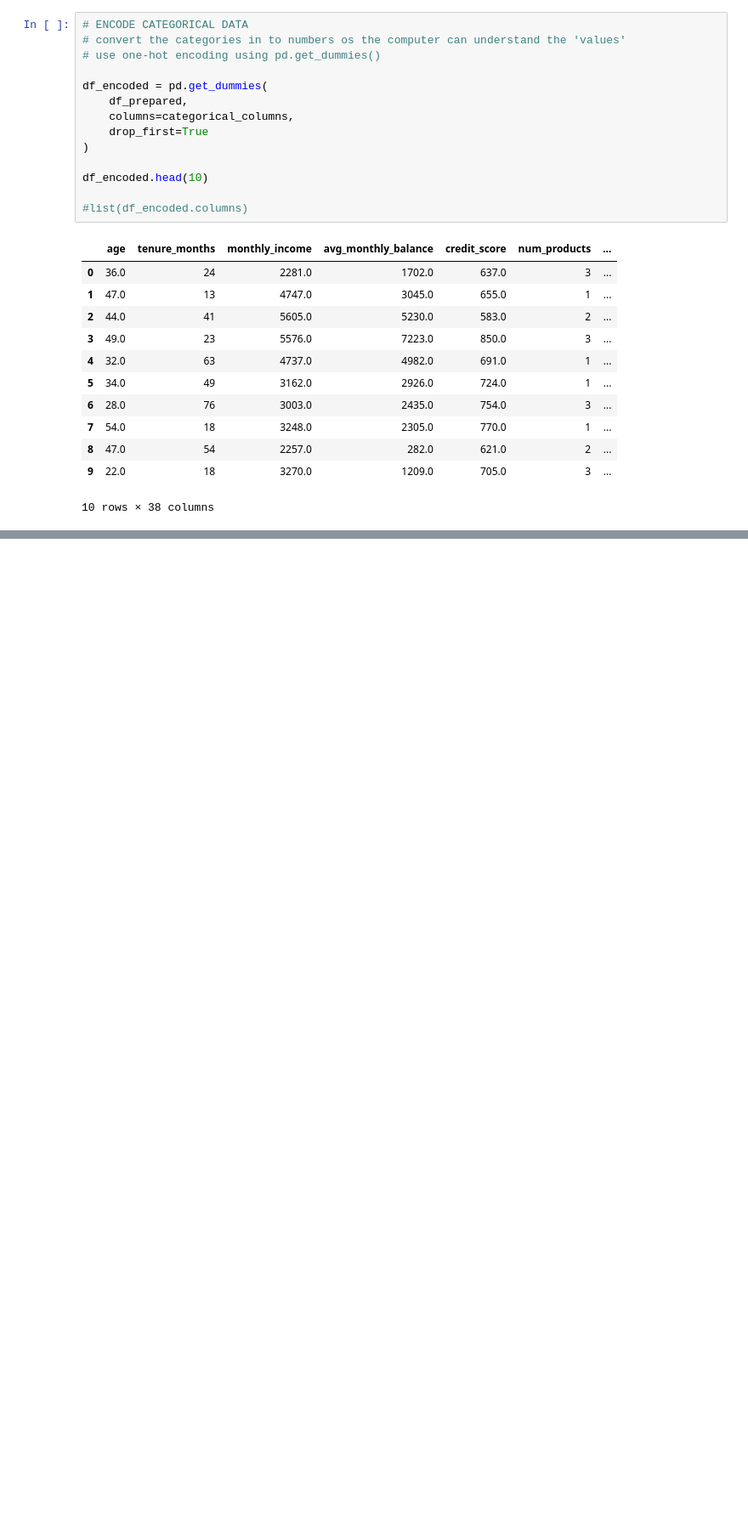
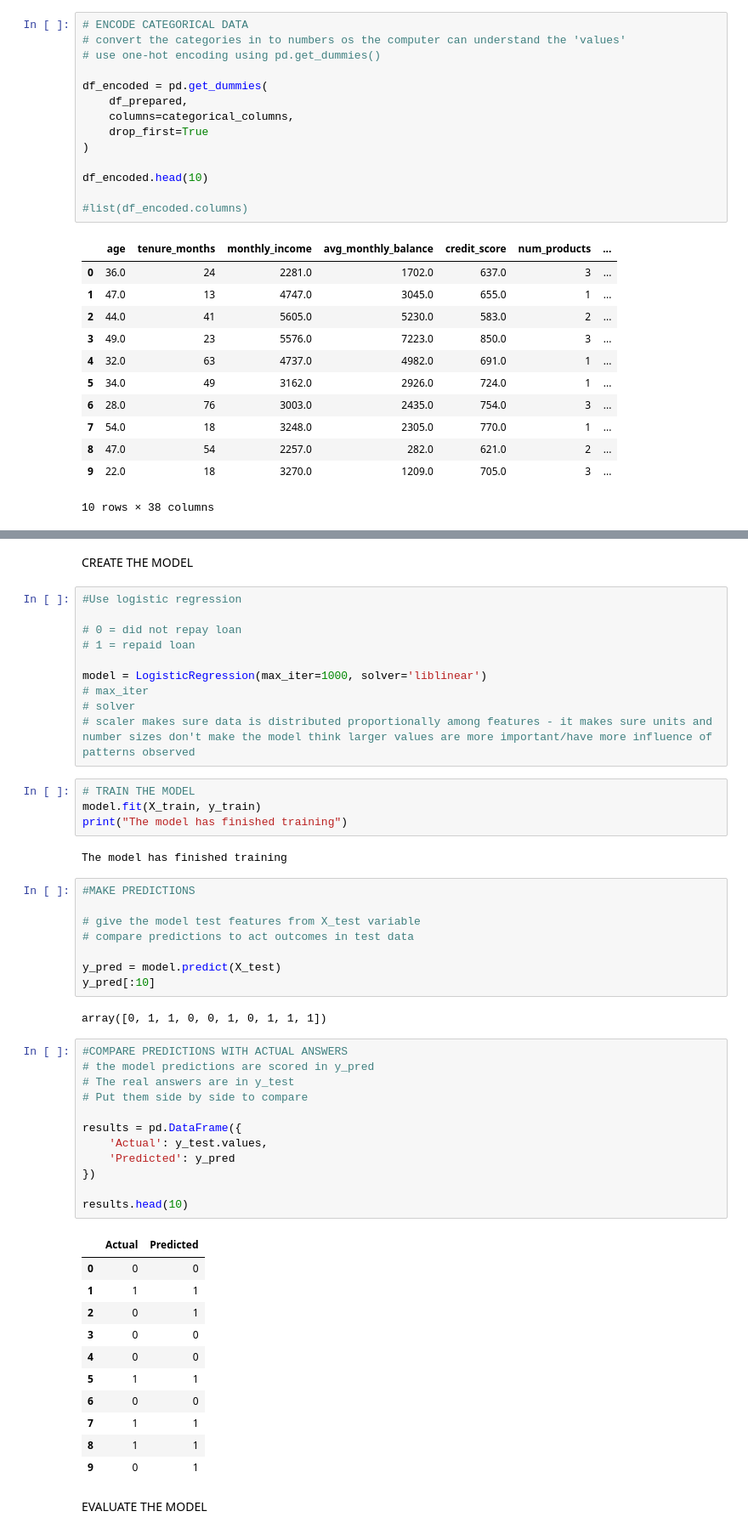
Before and after one commit to sw-sys/codebar_capstone_work, a Jupyter notebook: Capstone_Loans.ipynb, the cells around one changed output, grey strips where cells are left out. Shown at 85% size. Cells and saved outputs as stored; diff of their text form; blank space fills up the shorter version.

```diff
--- a/Capstone_Loans.ipynb
+++ b/Capstone_Loans.ipynb
@@ -570,0 +830,54 @@ df_encoded.head(10)
+# %% [markdown]
+CREATE THE MODEL
+# %%
+#Use logistic regression
+
+# 0 = did not repay loan
+# 1 = repaid loan
+
+model = LogisticRegression(max_iter=1000, solver='liblinear')
+# max_iter
+# solver
+# scaler makes sure data is distributed proportionally among features - it makes sure units and number sizes don't make the model think larger values are more important/have more influence of patterns observed
+# %%
+# TRAIN THE MODEL
+model.fit(X_train, y_train)
+print("The model has finished training")
+# %% [output]
+The model has finished training
+# %%
+#MAKE PREDICTIONS
+
+# give the model test features from X_test variable
+# compare predictions to act outcomes in test data
+
+y_pred = model.predict(X_test)
+y_pred[:10]
+# %% [output]
+array([0, 1, 1, 0, 0, 1, 0, 1, 1, 1])
+# %%
+#COMPARE PREDICTIONS WITH ACTUAL ANSWERS
+# the model predictions are scored in y_pred
+# The real answers are in y_test
+# Put them side by side to compare
+
+results = pd.DataFrame({
+    'Actual': y_test.values,
+    'Predicted': y_pred
+})
+
+results.head(10)
+# %% [output]
+|  | Actual | Predicted |
+| 0 | 0 | 0 |
+| 1 | 1 | 1 |
+| 2 | 0 | 1 |
+| 3 | 0 | 0 |
+| 4 | 0 | 0 |
+| 5 | 1 | 1 |
+| 6 | 0 | 0 |
+| 7 | 1 | 1 |
+| 8 | 1 | 1 |
+| 9 | 0 | 1 |
+# %% [markdown]
+EVALUATE THE MODEL
```
Also changed, not shown: parts of 21 cells of this notebook.
